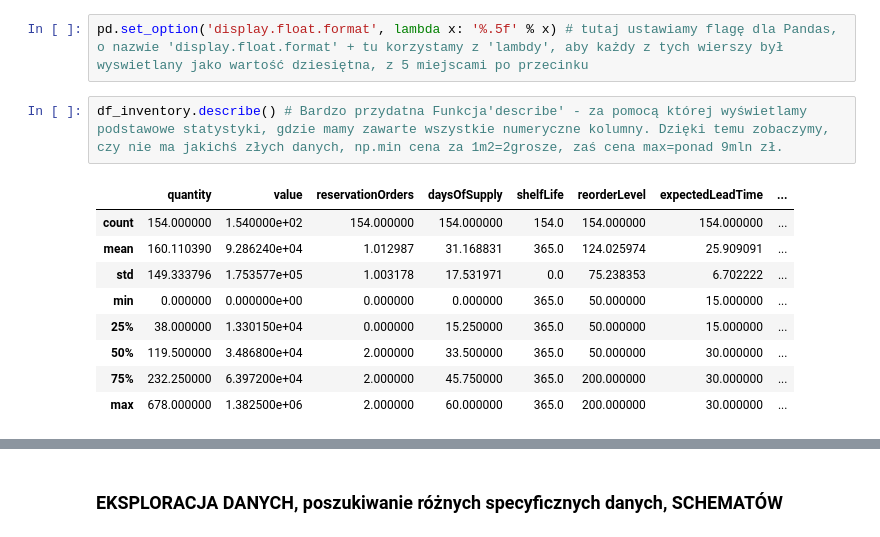
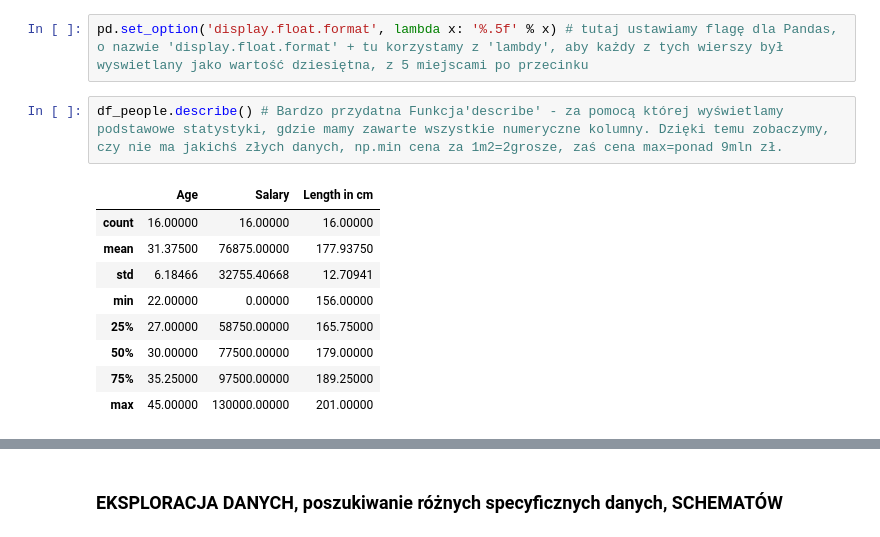
Before and after one commit to PawelWil/PARTII_PawelWiltos_Python_Pandas_Seaborn, a Jupyter notebook: Kod/02_biblioteka_Pythona_PANDAS_to_jest_czesc_Pythona/praca_z_danymi_CzyszczenieDanych.ipynb, the cells around one changed output, grey strips where cells are left out. Saved outputs shown, nothing was run; the diff lists cells and outputs as text.

```diff
--- a/Kod/02_biblioteka_Pythona_PANDAS_to_jest_czesc_Pythona/praca_z_danymi_CzyszczenieDanych.ipynb
+++ b/Kod/02_biblioteka_Pythona_PANDAS_to_jest_czesc_Pythona/praca_z_danymi_CzyszczenieDanych.ipynb
@@ -192,15 +146,15 @@ dtype: int64
 # %%
 pd.set_option('display.float.format', lambda x: '%.5f' % x) # tutaj ustawiamy flagę dla Pandas, o nazwie 'display.float.format' + tu korzystamy z 'lambdy', aby każdy z tych wierszy był wyswietlany jako wartość dziesiętna, z 5 miejscami po przecinku
 # %%
-df_inventory.describe() # Bardzo przydatna Funkcja'describe' - za pomocą której wyświetlamy podstawowe statystyki, gdzie mamy zawarte wszystkie numeryczne kolumny. Dzięki temu zobaczymy, czy nie ma jakichś złych danych, np.min cena za 1m2=2grosze, zaś cena max=ponad 9mln zł.
+df_people.describe() # Bardzo przydatna Funkcja'describe' - za pomocą której wyświetlamy podstawowe statystyki, gdzie mamy zawarte wszystkie numeryczne kolumny. Dzięki temu zobaczymy, czy nie ma jakichś złych danych, np.min cena za 1m2=2grosze, zaś cena max=ponad 9mln zł.
 # %% [output]
-|  | quantity | value | reservationOrders | daysOfSupply | shelfLife | reorderLevel | expectedLeadTime | ... |
-| count | 154.000000 | 1.540000e+02 | 154.000000 | 154.000000 | 154.0 | 154.000000 | 154.000000 | ... |
-| mean | 160.110390 | 9.286240e+04 | 1.012987 | 31.168831 | 365.0 | 124.025974 | 25.909091 | ... |
-| std | 149.333796 | 1.753577e+05 | 1.003178 | 17.531971 | 0.0 | 75.238353 | 6.702222 | ... |
-| min | 0.000000 | 0.000000e+00 | 0.000000 | 0.000000 | 365.0 | 50.000000 | 15.000000 | ... |
-| 25% | 38.000000 | 1.330150e+04 | 0.000000 | 15.250000 | 365.0 | 50.000000 | 15.000000 | ... |
-| 50% | 119.500000 | 3.486800e+04 | 2.000000 | 33.500000 | 365.0 | 50.000000 | 30.000000 | ... |
-| 75% | 232.250000 | 6.397200e+04 | 2.000000 | 45.750000 | 365.0 | 200.000000 | 30.000000 | ... |
-| max | 678.000000 | 1.382500e+06 | 2.000000 | 60.000000 | 365.0 | 200.000000 | 30.000000 | ... |
+|  | Age | Salary | Length in cm |
+| count | 16.00000 | 16.00000 | 16.00000 |
+| mean | 31.37500 | 76875.00000 | 177.93750 |
+| std | 6.18466 | 32755.40668 | 12.70941 |
+| min | 22.00000 | 0.00000 | 156.00000 |
+| 25% | 27.00000 | 58750.00000 | 165.75000 |
+| 50% | 30.00000 | 77500.00000 | 179.00000 |
+| 75% | 35.25000 | 97500.00000 | 189.25000 |
+| max | 45.00000 | 130000.00000 | 201.00000 |
 # %%
```
Also changed, not shown: parts of 33 cells of this notebook.
